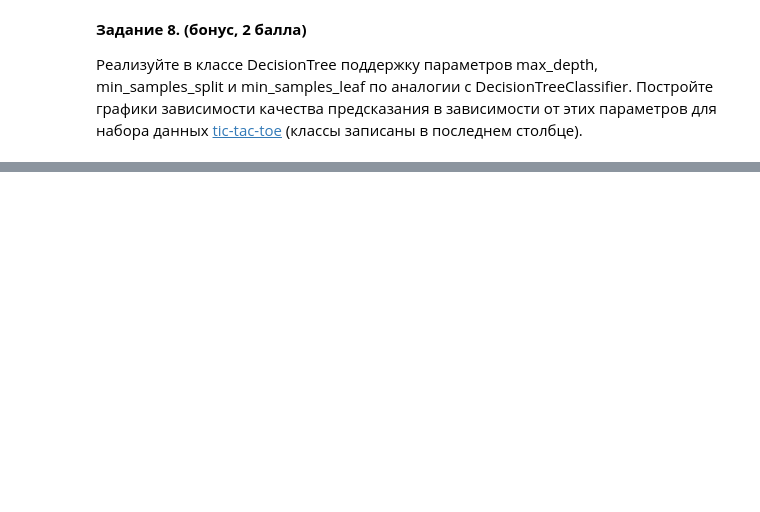
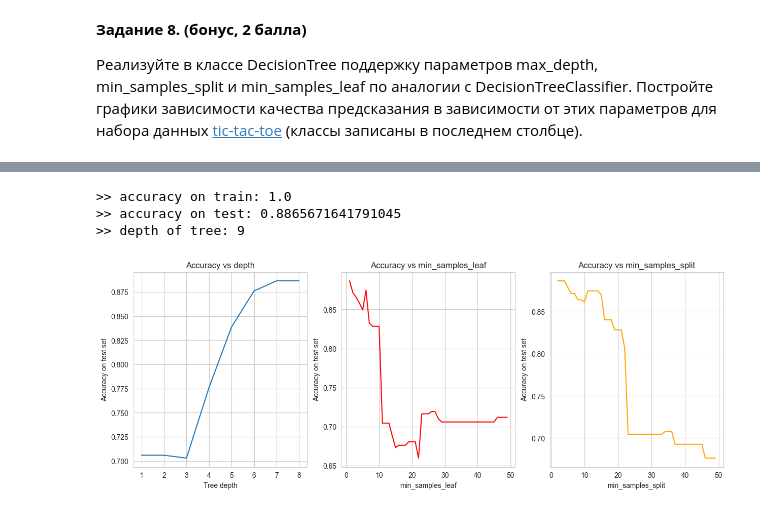
Before and after one commit to saaprikins/nes_ml_course_homeworks, a Jupyter notebook: homework_practice_5.ipynb, the cells around one changed output, grey strips where cells are left out. Cells and saved outputs as stored; diff of their text form; code cells hidden in the pictures; blank space fills up the shorter version.

```diff
--- a/homework_practice_5.ipynb
+++ b/homework_practice_5.ipynb
@@ -462,3 +513,7 @@ dt._tree
 __Задание 8. (бонус, 2 балла)__
 
 Реализуйте в классе DecisionTree поддержку параметров max_depth, min_samples_split и min_samples_leaf по аналогии с DecisionTreeClassifier. Постройте графики зависимости качества предсказания в зависимости от этих параметров для набора данных [tic-tac-toe](https://archive.ics.uci.edu/ml/datasets/Tic-Tac-Toe+Endgame) (классы записаны в последнем столбце).
+# %%
+df = pd.read_csv("data/tic-tac-toe.data")
+df["positive"] = df["positive"].map({"positive": 1, "negative": 0})
+df.info()
@@ -464,0 +538,60 @@ __Задание 8. (бонус, 2 балла)__
+# %%
+X, y = df.drop(columns="positive").to_numpy(), df["positive"].to_numpy()
+X_train, X_test, y_train, y_test = train_test_split(X, y, test_size=0.7, random_state=42)
+
+for i in range(X_train.shape[1]):
+    le = LabelEncoder()
+    X_train[:, i] = le.fit_transform(X_train[:, i])
+    X_test[:, i] = le.transform(X_test[:, i])
+
+dt = DecisionTree(feature_types=["categorical"] * X_train.shape[1])
+dt.fit(X_train, y_train)
+pprint(f"accuracy on train: {accuracy_score(y_train, dt.predict(X_train))}")
+pprint(f"accuracy on test: {accuracy_score(y_test, dt.predict(X_test))}")
+pprint(f"depth of tree: {dt.get_depth()}")
+# %% [output]
+>> accuracy on train: 1.0
+>> accuracy on test: 0.8865671641791045
+>> depth of tree: 9
+# %%
+fig, ax = plt.subplots(nrows=1, ncols=3, figsize=(15, 5))
+
+accuracy_test_list = []
+depths = range(1, 9)
+for depth in depths:
+    dt = DecisionTree(feature_types=["categorical"] * X_train.shape[1], max_depth=depth)
+    dt.fit(X_train, y_train)
+    accuracy_test_list.append(accuracy_score(y_test, dt.predict(X_test)))
+
+ax[0].plot(depths, accuracy_test_list)
+ax[0].set_xlabel("Tree depth")
+ax[0].set_ylabel("Accuracy on test set")
+ax[0].set_title("Accuracy vs depth")
+
+accuracy_test_list = []
+min_leaves = range(1, 50)
+for min_leaf in min_leaves:
+    dt = DecisionTree(feature_types=["categorical"] * X_train.shape[1], min_samples_leaf=min_leaf)
+    dt.fit(X_train, y_train)
+    accuracy_test_list.append(accuracy_score(y_test, dt.predict(X_test)))
+
+ax[1].plot(min_leaves, accuracy_test_list, c="red")
+ax[1].set_xlabel("min_samples_leaf")
+ax[1].set_ylabel("Accuracy on test set")
+ax[1].set_title("Accuracy vs min_samples_leaf")
+
+accuracy_test_list = []
+min_splits = range(2, 50)
+for min_split in min_splits:
+    dt = DecisionTree(feature_types=["categorical"] * X_train.shape[1], min_samples_split=min_split)
+    dt.fit(X_train, y_train)
+    accuracy_test_list.append(accuracy_score(y_test, dt.predict(X_test)))
+
+ax[2].plot(min_splits, accuracy_test_list, c="orange")
+ax[2].set_xlabel("min_samples_split")
+ax[2].set_ylabel("Accuracy on test set")
+ax[2].set_title("Accuracy vs min_samples_split")
+
+plt.show()
+# %% [output]
+[figure, added]
```
Also changed, not shown: parts of 9 cells of this notebook.
